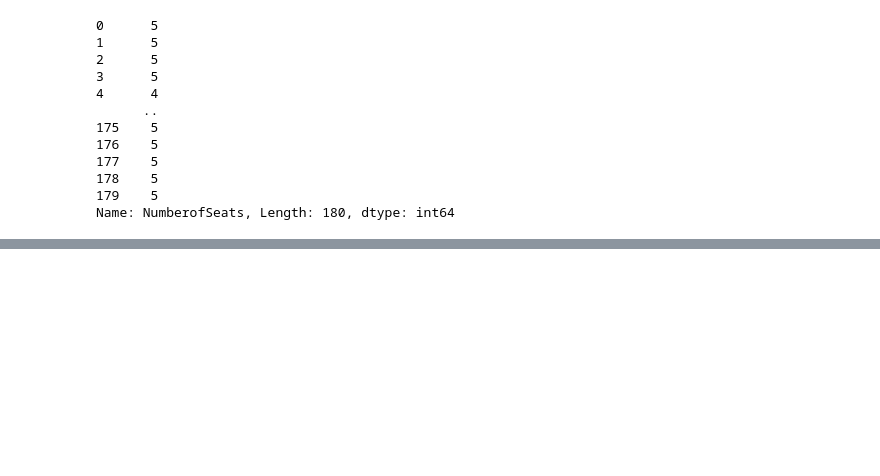
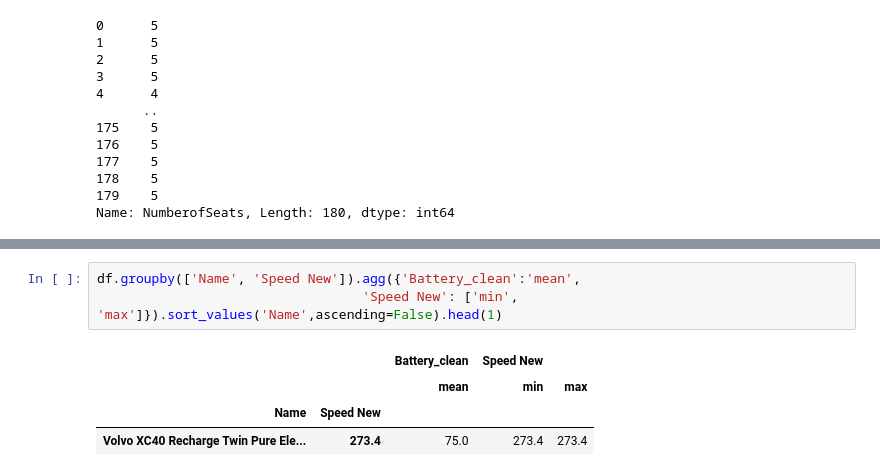
Before and after one commit to nikkiespartinez/Finals-folder, a Jupyter notebook: test charts.ipynb, the cells around one changed output, grey strips where cells are left out. Saved outputs shown, nothing was run; the diff lists cells and outputs as text; blank space fills up the shorter version.

```diff
--- a/test charts.ipynb
+++ b/test charts.ipynb
@@ -177,3 +177,11 @@ df.head()
 | 2 | Nissan Leaf | Battery Electric Vehicle | 36 kWh | 164 Wh/km | 230 km/h | Front Wheel Drive | 5 | 29990 | £25,995 | ... |
 | 3 | Audi e-tron Sportback 55 quattro | Battery Electric Vehicle | 86.5 kWh | 231 Wh/km | 600 km/h | All Wheel Drive | 5 | 0 | £79,900 | ... |
 | 4 | Porsche Taycan Turbo S | Battery Electric Vehicle | 83.7 kWh | 215 Wh/km | 860 km/h | All Wheel Drive | 4 | 186336 | £138,830 | ... |
+# %%
+df.groupby(['Name', 'Speed New']).agg({'Battery_clean':'mean',
+                                  'Speed New': ['min', 'max']}).sort_values('Name',ascending=False).head(1)
+# %% [output]
+|  |  | Battery_clean | Speed New |  |
+|  |  | mean | min | max |
+| Name | Speed New |  |  |  |
+| Volvo XC40 Recharge Twin Pure Ele... | 273.4 | 75.0 | 273.4 | 273.4 |
```
Also changed, not shown: parts of 4 cells of this notebook, 6 other files.
